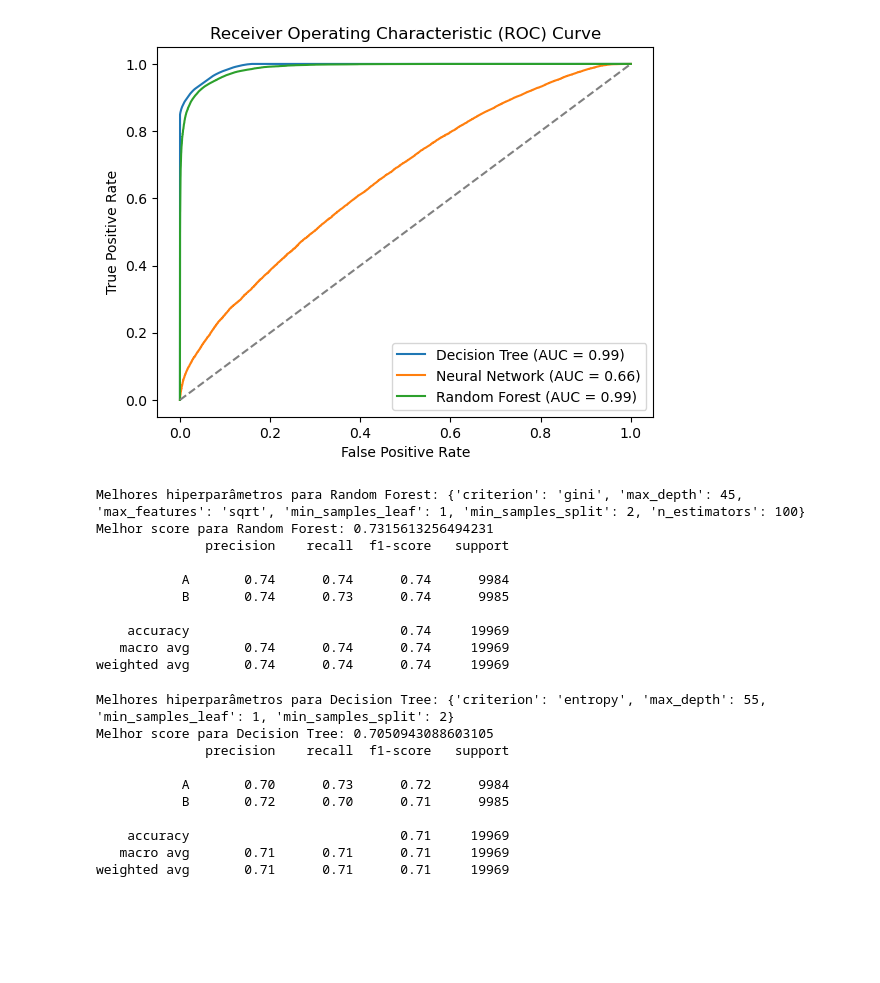
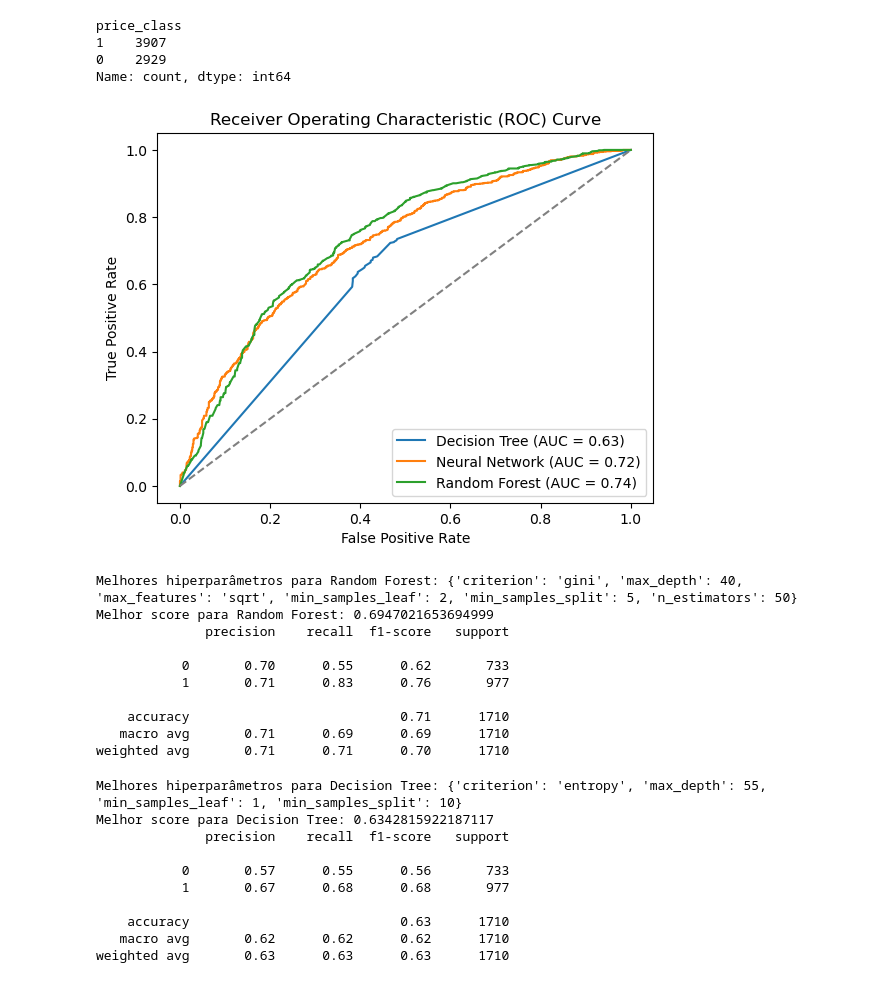
Before and after one commit to SusTrex/AASE, a Jupyter notebook: classificaçãoCenario2.ipynb, the cells around one changed output. Saved outputs shown, nothing was run; the diff lists cells and outputs as text; code cells hidden in the pictures; blank space fills up the shorter version.

```diff
--- a/classificaçãoCenario2.ipynb
+++ b/classificaçãoCenario2.ipynb
@@ -29,4 +30,12 @@ METRICS = {
 }
 # %%
-data_path = "C:/Users/afili/Desktop/Uni/Mestrado/AASE/apartments_for_rent_100k_final.csv"
+data_path = "C:/Users/afili/Desktop/Uni/Mestrado/AASE/apartments_for_rent_10k_final.csv"
 data = pd.read_csv(data_path, sep=';')
+# %%
+# Codificar as colunas categóricas
+le_city = LabelEncoder()
+le_state = LabelEncoder()
+data["cityname_transformed"] = le_city.fit_transform(data["cityname_transformed"])
+data["pets_allowed_transformed"] = le_city.fit_transform(data["pets_allowed_transformed"])
+data["has_photo_transformed"] = le_city.fit_transform(data["has_photo_transformed"])
+data["price_class"] = le_city.fit_transform(data["price_class"])
@@ -40,8 +56,8 @@ def remove_outliers(df, columns):
         Q1 = df[col].quantile(0.25)
         Q3 = df[col].quantile(0.75)
         IQR = Q3 - Q1
-        lower_bound = Q1 - 3 * IQR
-        upper_bound = Q3 + 3 * IQR
+        lower_bound = Q1 - 1.5 * IQR
+        upper_bound = Q3 + 1.5 * IQR
 
         # Filtrar dados dentro dos limites
         df = df[(df[col] >= lower_bound) & (df[col] <= upper_bound)]
@@ -138,38 +154,40 @@ test_kappa: 0.4596
+# %%
+print(y_train.value_counts())
+# %% [output]
+price_class
+1    3907
+0    2929
+Name: count, dtype: int64
 # %%
-from sklearn.metrics import roc_curve, roc_auc_score
-import matplotlib.pyplot as plt
-
-# Gráfico da curva ROC para cada modelo
-# Decision Tree
-dt.fit(X, y)
-y_pred_dt = dt.predict_proba(X)[:, 1]
-fpr_dt, tpr_dt, _ = roc_curve(y, y_pred_dt, pos_label='B')
-auc_dt = roc_auc_score(y, y_pred_dt)
+dt.fit(X_train, y_train)
+y_pred_dt = dt.predict_proba(X_test)[:, 1]
+fpr_dt, tpr_dt, _ = roc_curve(y_test, y_pred_dt, pos_label=1)  # Ajuste o 'pos_label' conforme necessário
+auc_dt = roc_auc_score(y_test, y_pred_dt)
 plt.plot(fpr_dt, tpr_dt, label=f'Decision Tree (AUC = {auc_dt:.2f})')
 
 # Neural Network
-nn.fit(X, y)
-y_pred_nn = nn.predict_proba(X)[:, 1]
-fpr_nn, tpr_nn, _ = roc_curve(y, y_pred_nn, pos_label='B')
-auc_nn = roc_auc_score(y, y_pred_nn)
+nn.fit(X_train, y_train)
+y_pred_nn = nn.predict_proba(X_test)[:, 1]
+fpr_nn, tpr_nn, _ = roc_curve(y_test, y_pred_nn, pos_label=1)
+auc_nn = roc_auc_score(y_test, y_pred_nn)
 plt.plot(fpr_nn, tpr_nn, label=f'Neural Network (AUC = {auc_nn:.2f})')
 
 # Random Forest
-rf.fit(X, y)
-y_pred_rf = rf.predict_proba(X)[:, 1]
-fpr_rf, tpr_rf, _ = roc_curve(y, y_pred_rf, pos_label='B')
-auc_rf = roc_auc_score(y, y_pred_rf)
+rf.fit(X_train, y_train)
+y_pred_rf = rf.predict_proba(X_test)[:, 1]
+fpr_rf, tpr_rf, _ = roc_curve(y_test, y_pred_rf, pos_label=1)
+auc_rf = roc_auc_score(y_test, y_pred_rf)
 plt.plot(fpr_rf, tpr_rf, label=f'Random Forest (AUC = {auc_rf:.2f})')
 
 # Configuração do gráfico
 plt.plot([0, 1], [0, 1], linestyle='--', color='gray')  # Linha base
 plt.xlabel('False Positive Rate')
 plt.ylabel('True Positive Rate')
 plt.title('Receiver Operating Characteristic (ROC) Curve')
 plt.legend()
 plt.show()
 # %% [output]
-[figure, old version]
+[figure, new version]
 # %%
 from sklearn.ensemble import RandomForestClassifier
 from sklearn.model_selection import GridSearchCV
@@ -212,16 +230,16 @@ from sklearn.metrics import classification_report
 y_pred = best_rf.predict(X_test)
 print(classification_report(y_test, y_pred))
 # %% [output]
-Melhores hiperparâmetros para Random Forest: {'criterion': 'gini', 'max_depth': 45, 'max_features': 'sqrt', 'min_samples_leaf': 1, 'min_samples_split': 2, 'n_estimators': 100}
-Melhor score para Random Forest: 0.7315613256494231
+Melhores hiperparâmetros para Random Forest: {'criterion': 'gini', 'max_depth': 40, 'max_features': 'sqrt', 'min_samples_leaf': 2, 'min_samples_split': 5, 'n_estimators': 50}
+Melhor score para Random Forest: 0.6947021653694999
               precision    recall  f1-score   support
 
-           A       0.74      0.74      0.74      9984
-           B       0.74      0.73      0.74      9985
+           0       0.70      0.55      0.62       733
+           1       0.71      0.83      0.76       977
 
-    accuracy                           0.74     19969
-   macro avg       0.74      0.74      0.74     19969
-weighted avg       0.74      0.74      0.74     19969
+    accuracy                           0.71      1710
+   macro avg       0.71      0.69      0.69      1710
+weighted avg       0.71      0.71      0.70      1710
 # %%
 from sklearn.tree import DecisionTreeClassifier
 from sklearn.model_selection import GridSearchCV
@@ -262,16 +280,16 @@ from sklearn.metrics import classification_report
 y_pred = best_dt.predict(X_test)
 print(classification_report(y_test, y_pred))
 # %% [output]
-Melhores hiperparâmetros para Decision Tree: {'criterion': 'entropy', 'max_depth': 55, 'min_samples_leaf': 1, 'min_samples_split': 2}
-Melhor score para Decision Tree: 0.7050943088603105
+Melhores hiperparâmetros para Decision Tree: {'criterion': 'entropy', 'max_depth': 55, 'min_samples_leaf': 1, 'min_samples_split': 10}
+Melhor score para Decision Tree: 0.6342815922187117
               precision    recall  f1-score   support
 
-           A       0.70      0.73      0.72      9984
-           B       0.72      0.70      0.71      9985
+           0       0.57      0.55      0.56       733
+           1       0.67      0.68      0.68       977
 
-    accuracy                           0.71     19969
-   macro avg       0.71      0.71      0.71     19969
-weighted avg       0.71      0.71      0.71     19969
+    accuracy                           0.63      1710
+   macro avg       0.62      0.62      0.62      1710
+weighted avg       0.63      0.63      0.63      1710
 # %%
 from sklearn.neural_network import MLPClassifier
 from sklearn.model_selection import GridSearchCV
```
Also changed, not shown: parts of 7 cells of this notebook, 13 other files.
